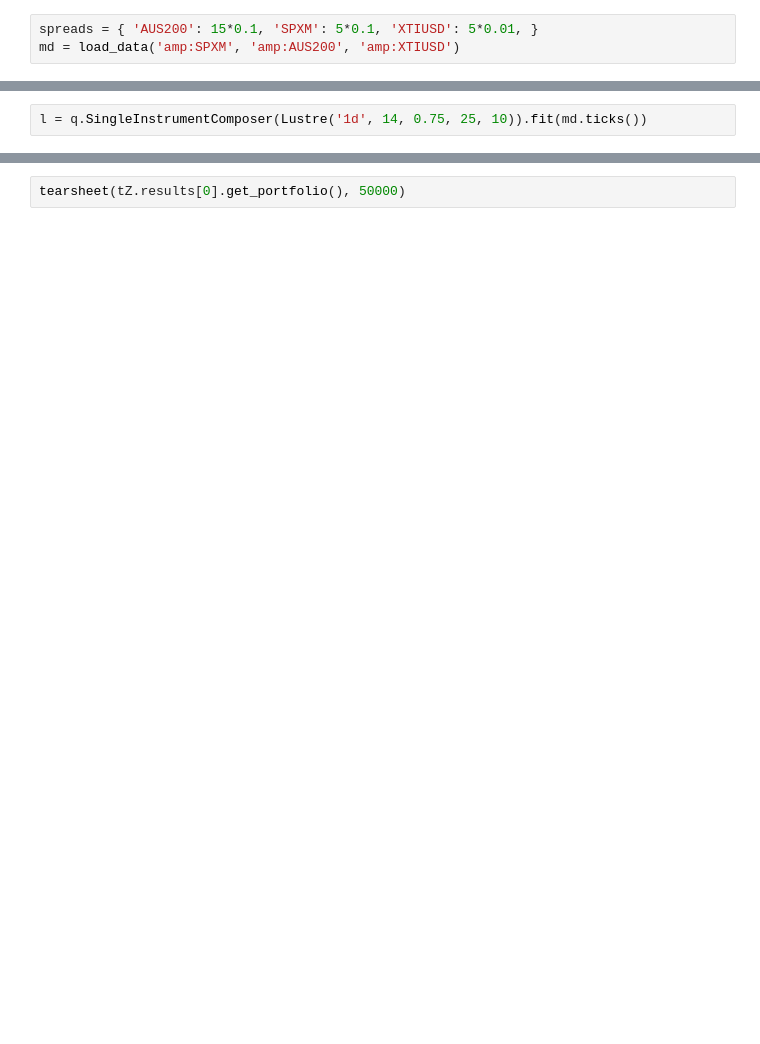
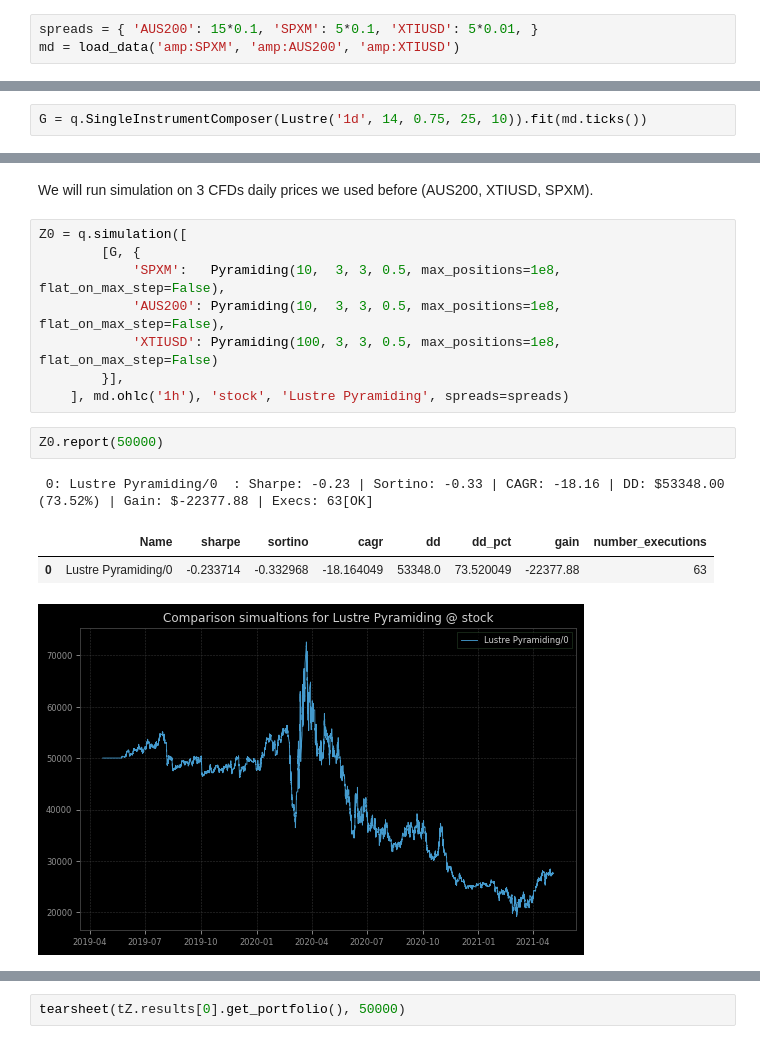
Before and after one commit to dmarienko/Lustre, a Jupyter notebook: models/4. Pyramiding Entries.ipynb, the cells around one changed output, grey strips where cells are left out. Drawn from its saved outputs; the diff is of its cells as text; blank space fills up the shorter version.

Commit message:
Pyramiding simualtions

```diff
--- a/models/4. Pyramiding Entries.ipynb
+++ b/models/4. Pyramiding Entries.ipynb
@@ -20,2 +99,2 @@ md = load_data('amp:SPXM', 'amp:AUS200', 'amp:XTIUSD')
 # %%
-l = q.SingleInstrumentComposer(Lustre('1d', 14, 0.75, 25, 10)).fit(md.ticks())
+G = q.SingleInstrumentComposer(Lustre('1d', 14, 0.75, 25, 10)).fit(md.ticks())
@@ -21,0 +108,17 @@ l = q.SingleInstrumentComposer(Lustre('1d', 14, 0.75, 25, 10)).fit(md.ticks())
+# %% [markdown]
+We will run simulation on 3 CFDs daily prices we used before (AUS200, XTIUSD, SPXM).
+# %%
+Z0 = q.simulation([
+        [G, {
+            'SPXM':   Pyramiding(10,  3, 3, 0.5, max_positions=1e8, flat_on_max_step=False),
+            'AUS200': Pyramiding(10,  3, 3, 0.5, max_positions=1e8, flat_on_max_step=False),
+            'XTIUSD': Pyramiding(100, 3, 3, 0.5, max_positions=1e8, flat_on_max_step=False)
+        }],
+    ], md.ohlc('1h'), 'stock', 'Lustre Pyramiding', spreads=spreads)
+# %%
+Z0.report(50000)
+# %% [output]
+ 0: Lustre Pyramiding/0  : Sharpe: -0.23 | Sortino: -0.33 | CAGR: -18.16 | DD: $53348.00 (73.52%) | Gain: $-22377.88 | Execs: 63[OK]
+|  | Name | sharpe | sortino | cagr | dd | dd_pct | gain | number_executions |
+| 0 | Lustre Pyramiding/0 | -0.233714 | -0.332968 | -18.164049 | 53348.0 | 73.520049 | -22377.88 | 63 |
+[figure, added]
```
Also changed, not shown: parts of 23 cells of this notebook.
